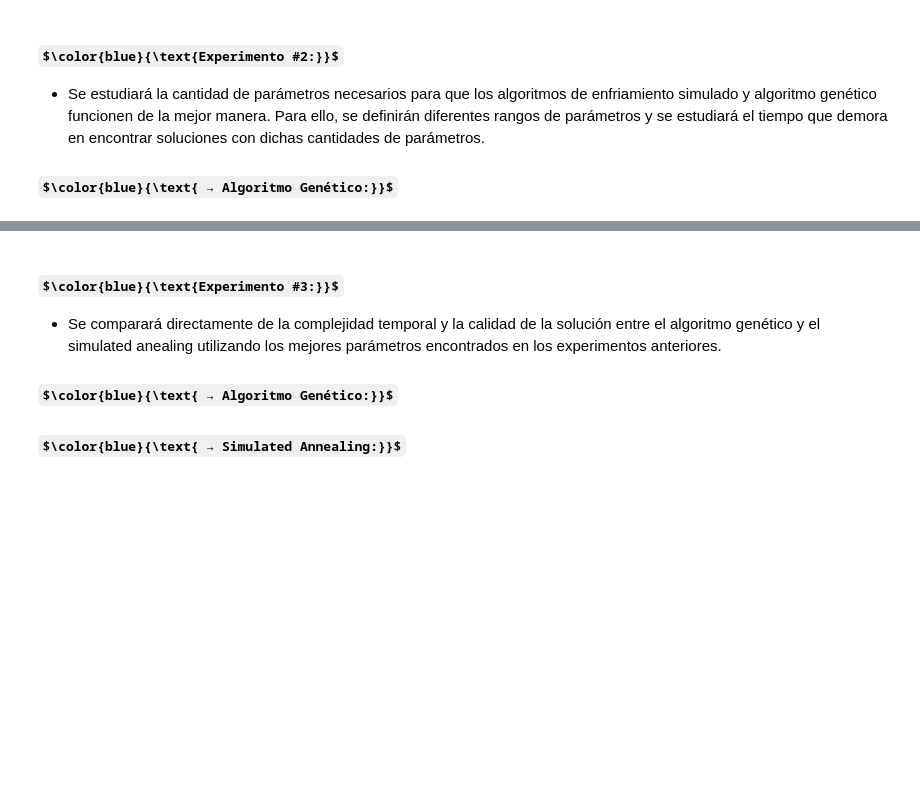
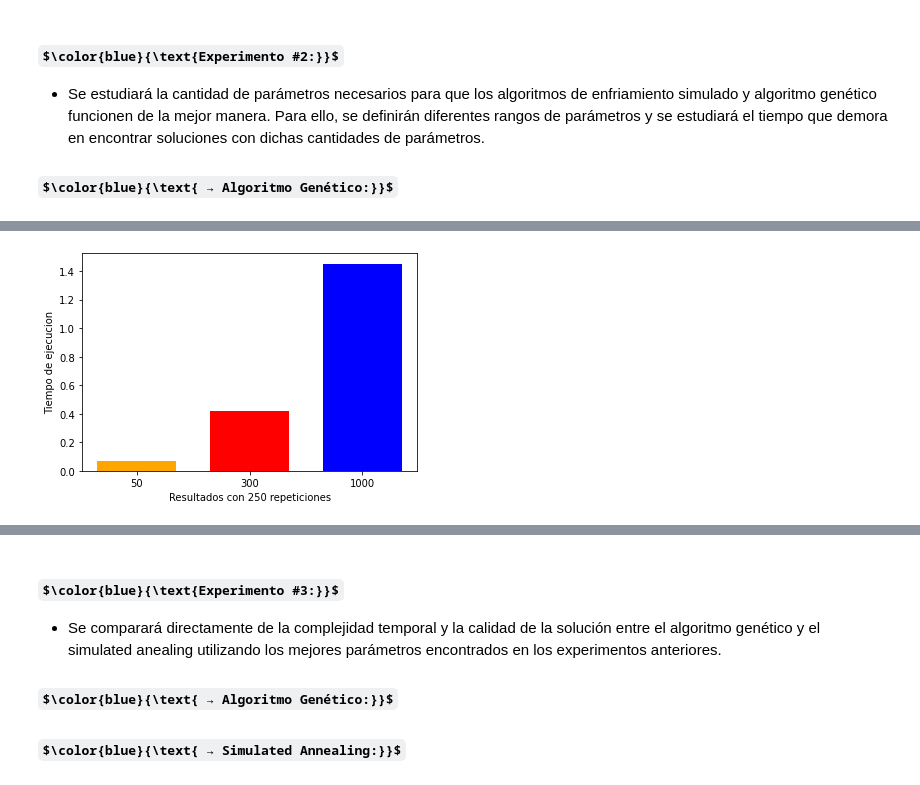
Before and after one commit to IC-3002/ic-3002-2020ii-p2-pseint, a Jupyter notebook: Cuaderno_Proyecto2.ipynb, the cells around one changed output, grey strips where cells are left out. Saved outputs shown, nothing was run; the diff lists cells and outputs as text; code cells hidden in the pictures; some formulas as TeX source; blank space fills up the shorter version.

```diff
--- a/Cuaderno_Proyecto2.ipynb
+++ b/Cuaderno_Proyecto2.ipynb
@@ -379,0 +404,5 @@ comparar_resultados_costo(resultados)
+# %%
+resultados_250_reps = [tiempo_ag_50_250, tiempo_ag_300_250, tiempo_ag_1000_250]
+comparar_resultados_tiempo_ag(resultados_250_reps, '250')
+# %% [output]
+[figure, added]
```
Also changed, not shown: parts of 19 cells of this notebook, 1 other file.
